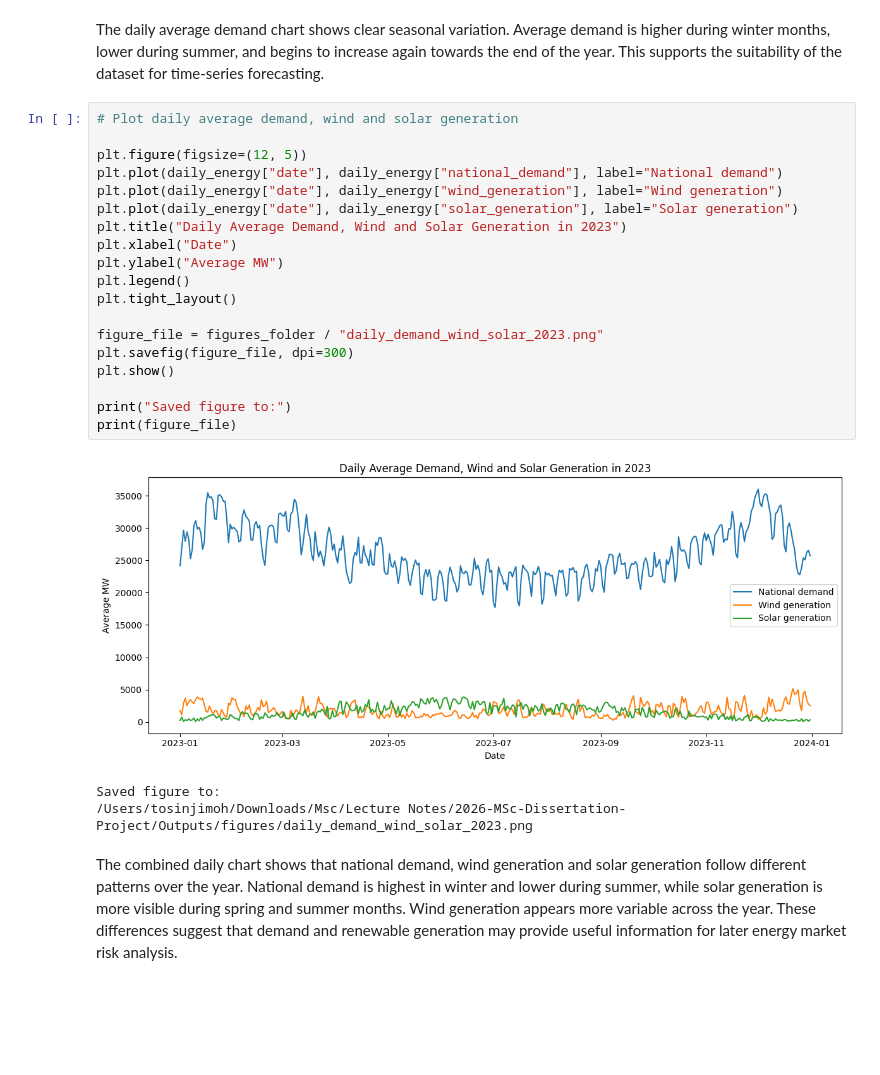
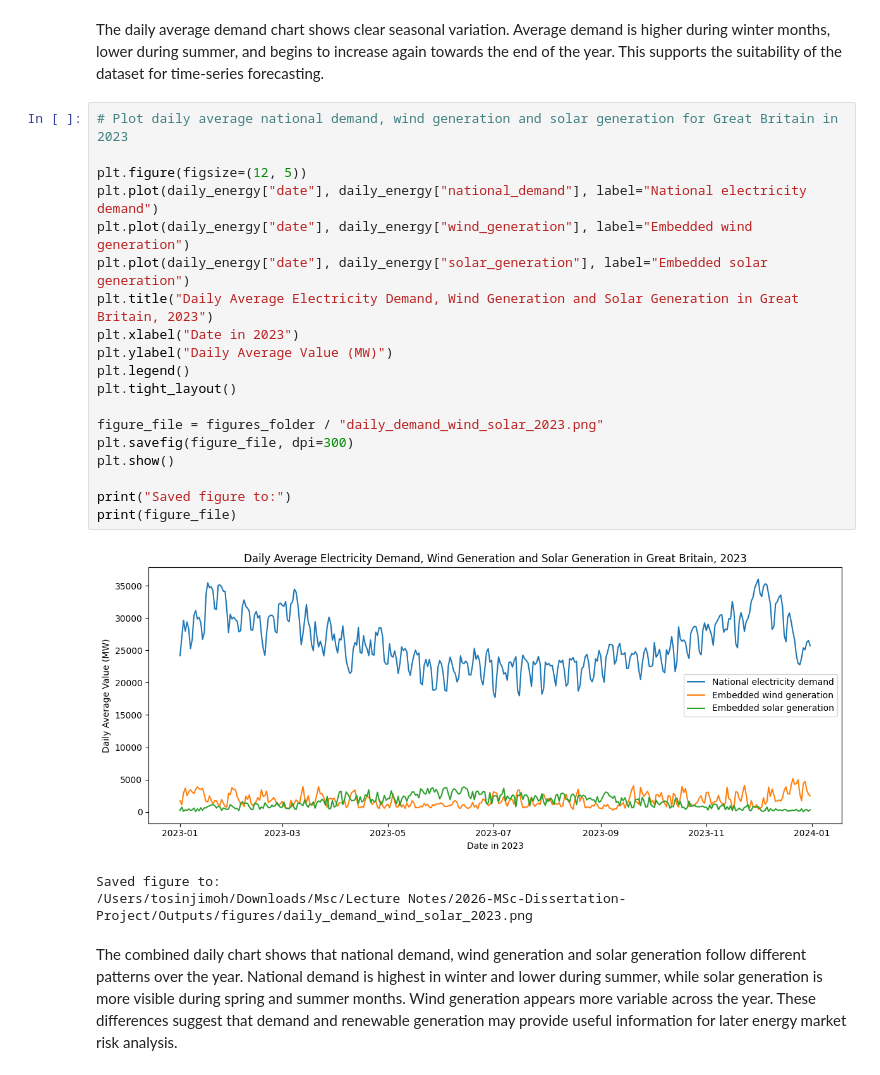
Before and after one commit to Oluwatosin-jimoh/2026-MSc-Dissertation-Project, a Jupyter notebook: Notebooks/01_data_source_review.ipynb, the cells around one changed output. Saved outputs shown, nothing was run; the diff lists cells and outputs as text; blank space fills up the shorter version.

```diff
--- a/Notebooks/01_data_source_review.ipynb
+++ b/Notebooks/01_data_source_review.ipynb
@@ -379,26 +379,26 @@ Saved figure to:
 # %% [markdown]
 The daily average demand chart shows clear seasonal variation. Average demand is higher during winter months, lower during summer, and begins to increase again towards the end of the year. This supports the suitability of the dataset for time-series forecasting.
 # %%
-# Plot daily average demand, wind and solar generation
+# Plot daily average national demand, wind generation and solar generation for Great Britain in 2023
 
 plt.figure(figsize=(12, 5))
-plt.plot(daily_energy["date"], daily_energy["national_demand"], label="National demand")
-plt.plot(daily_energy["date"], daily_energy["wind_generation"], label="Wind generation")
-plt.plot(daily_energy["date"], daily_energy["solar_generation"], label="Solar generation")
-plt.title("Daily Average Demand, Wind and Solar Generation in 2023")
-plt.xlabel("Date")
-plt.ylabel("Average MW")
+plt.plot(daily_energy["date"], daily_energy["national_demand"], label="National electricity demand")
+plt.plot(daily_energy["date"], daily_energy["wind_generation"], label="Embedded wind generation")
+plt.plot(daily_energy["date"], daily_energy["solar_generation"], label="Embedded solar generation")
+plt.title("Daily Average Electricity Demand, Wind Generation and Solar Generation in Great Britain, 2023")
+plt.xlabel("Date in 2023")
+plt.ylabel("Daily Average Value (MW)")
 plt.legend()
 plt.tight_layout()
 
 figure_file = figures_folder / "daily_demand_wind_solar_2023.png"
 plt.savefig(figure_file, dpi=300)
 plt.show()
 
 print("Saved figure to:")
 print(figure_file)
 # %% [output]
-[figure, old version]
+[figure, new version]
 Saved figure to:
 /Users/tosinjimoh/Downloads/Msc/Lecture Notes/2026-MSc-Dissertation-Project/Outputs/figures/daily_demand_wind_solar_2023.png
 # %% [markdown]
```
Also changed, not shown: parts of 10 cells of this notebook.
